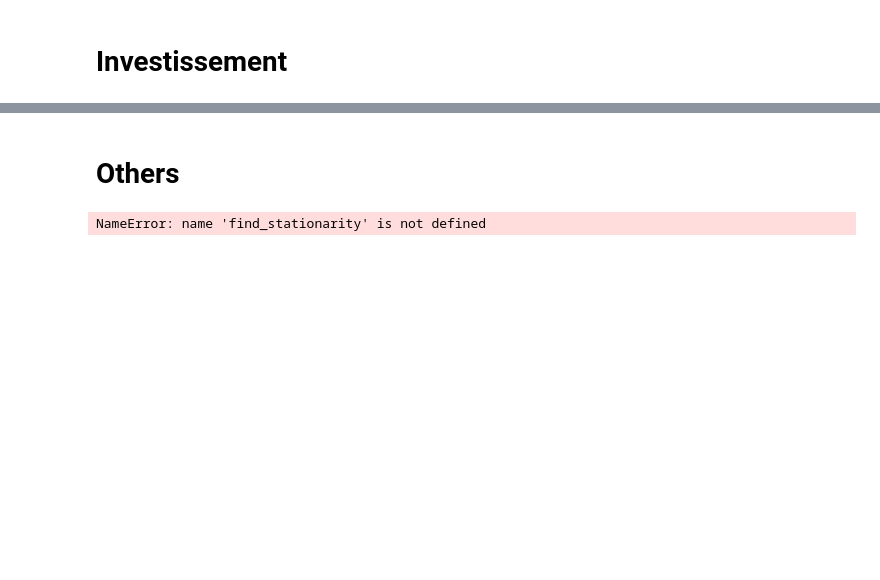
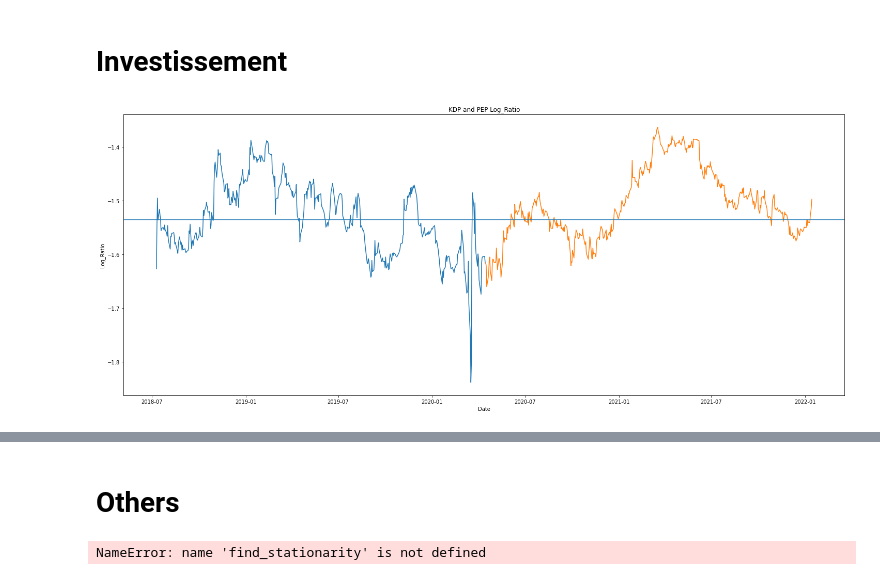
Before and after one commit to ArthurVinot/PI2, a Jupyter notebook: Code_Presentation.ipynb, the cells around one changed output, grey strips where cells are left out. Saved outputs shown, nothing was run; the diff lists cells and outputs as text; code cells hidden in the pictures; blank space fills up the shorter version.

```diff
--- a/Code_Presentation.ipynb
+++ b/Code_Presentation.ipynb
@@ -496,4 +500,16 @@ test = [[log_ratio_df(df) for df in groupe] for groupe in test]
 calcul_moyenne_mobile(test)
 test = [[ratio_df(df) for df in groupe] for groupe in test]
 calcul_moyenne_mobile(train)
+# %%
+#We plot a random cointegrate pair to verify if everything is ok
+plt.figure(figsize=(25, 10))
+plt.plot('Date','Log_Ratio', data=train[0][0])
+plt.plot('Date','Log_Ratio', data=test[0][0])
+plt.axhline(train[0][0].Log_Ratio.mean())
+plt.ylabel('Log_Ratio')
+plt.xlabel('Date')
+plt.title("{} and {} Log_Ratio".format(test[0][0].columns[1],test[0][0].columns[2]))
+plt.show()
+# %% [output]
+[figure, new version]
 # %%
```
Also changed, not shown: parts of 14 cells of this notebook.
